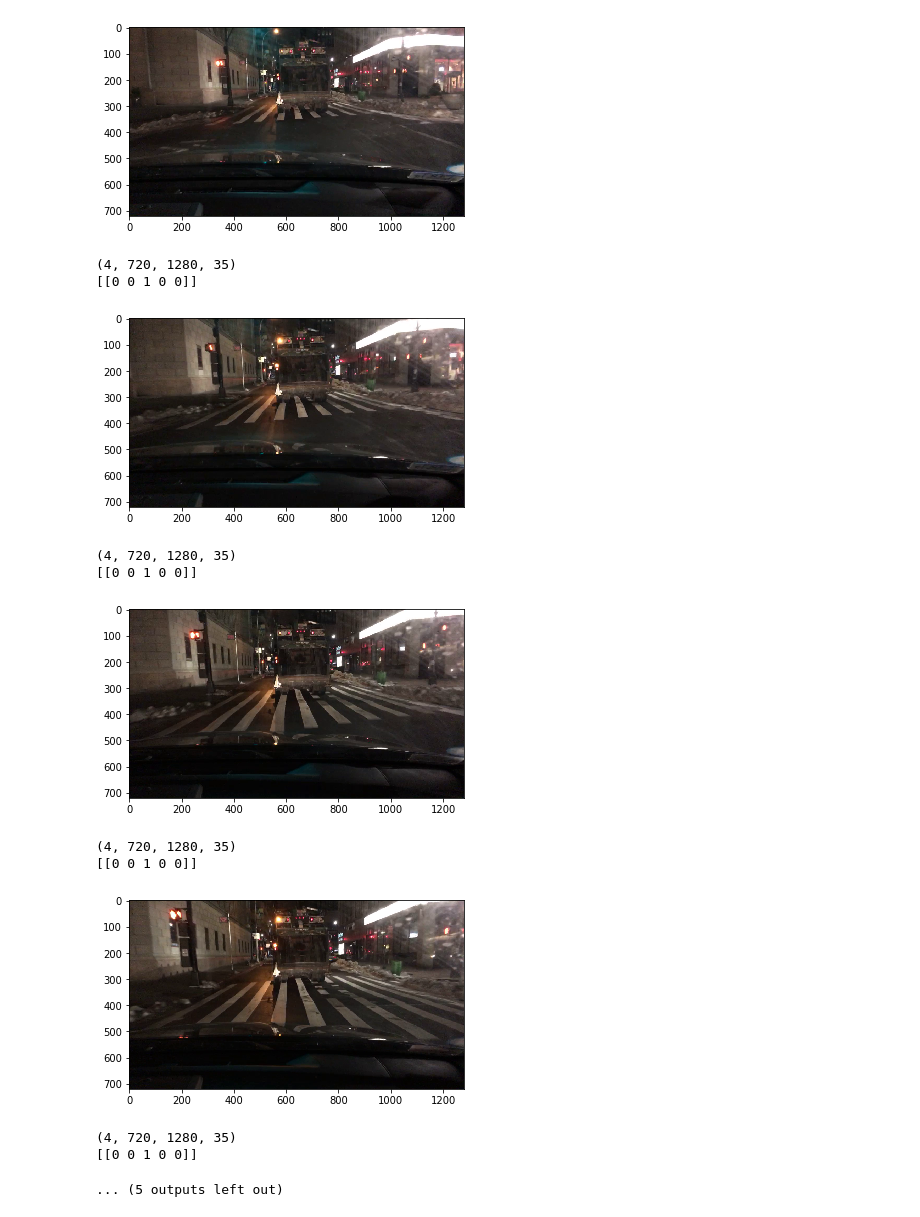
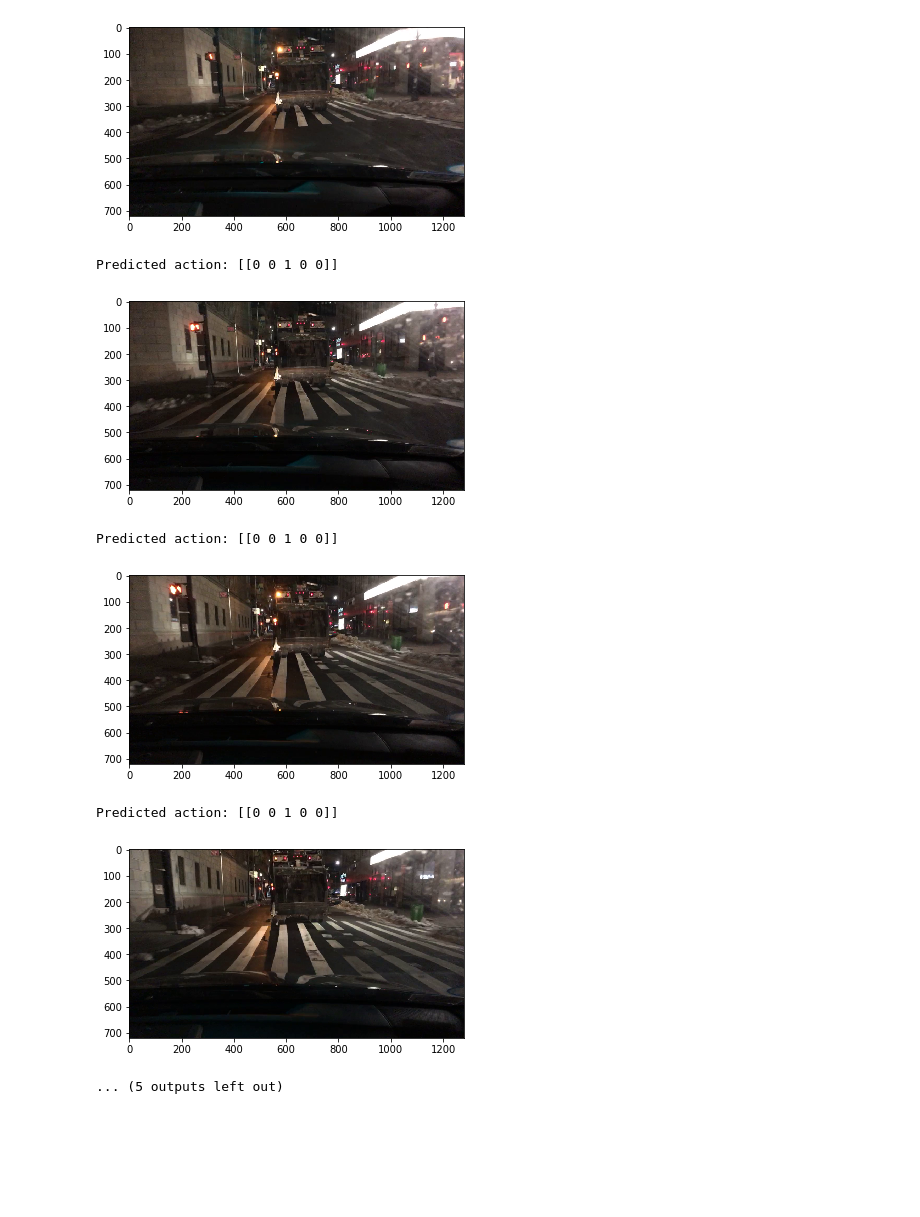
Before and after one commit to pschafhalter/ray-video-pipeline, a Jupyter notebook: notebooks/Fusion Example.ipynb, the cells around one changed output. Cells and saved outputs as stored; diff of their text form; code cells hidden in the pictures; blank space fills up the shorter version.

Commit message:
Improve fusion example

```diff
--- a/notebooks/Fusion Example.ipynb
+++ b/notebooks/Fusion Example.ipynb
@@ -40,24 +70,23 @@ fusion = Fusion.remote("../data/fusion/bvlc_alexnet.npy", "../data/fusion/model.
 # %%
+# TODO: optimize Ray execution graph to get closer to real-time
 example = []
 for _ in range(10):
-    img = ray.get(decoder.next.remote())
-    img_od_id = od.detect_objects.remote(img)
-    img_seg_id = seg.segment_image.remote(img)
-    img_od, img_seg = ray.get([img_od_id, img_seg_id])
+    img = decoder.next.remote()
+    img_od = od.detect_objects.remote(img)
+    img_seg = seg.segment_image.remote(img)
 
-    img_rich = np.concatenate([img, img_seg, img_od], axis=2)
+    img_rich = concatenate.remote(2, img, img_seg, img_od)
 
     example.append(img_rich)
 
+    plt.imshow(ray.get(img))
+    plt.show()
+
     if len(example) == 4:
-        img_example = np.stack(example)
-        print(img_example.shape)
+        img_example = stack.remote(*example)
         action = ray.get(fusion.get_action.remote(img_example))
-        print(action)
+        print("Predicted action:", action)
         example.pop(0)
-
-    plt.imshow(img)
-    plt.show()
 # %% [output]
 [figure]
 [figure]
@@ -67,13 +96,8 @@ for _ in range(10):
-[figure]
+[figure]
-(4, 720, 1280, 35)
-[[0 0 1 0 0]]
+Predicted action: [[0 0 1 0 0]]
-[figure]
+[figure]
-(4, 720, 1280, 35)
-[[0 0 1 0 0]]
+Predicted action: [[0 0 1 0 0]]
-[figure]
+[figure]
-(4, 720, 1280, 35)
-[[0 0 1 0 0]]
+Predicted action: [[0 0 1 0 0]]
-[figure]
+[figure, added]
-(4, 720, 1280, 35)
-[[0 0 1 0 0]]
+... (5 outputs left out)
-... (5 outputs left out)
```
Also changed, not shown: parts of 3 cells of this notebook.
